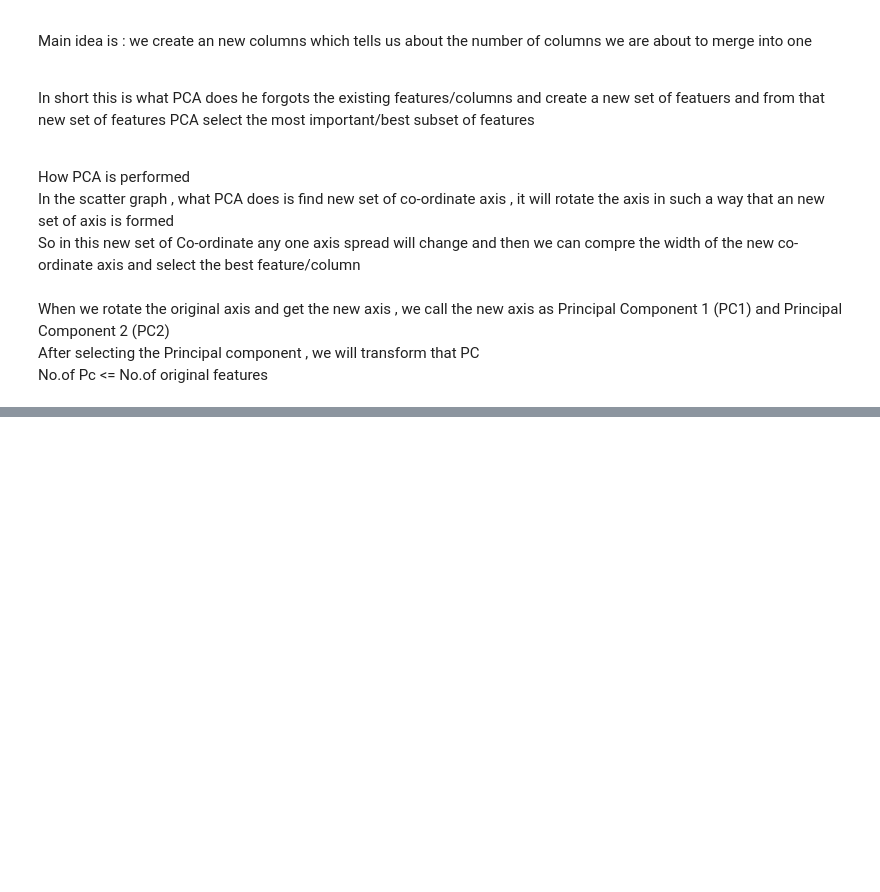
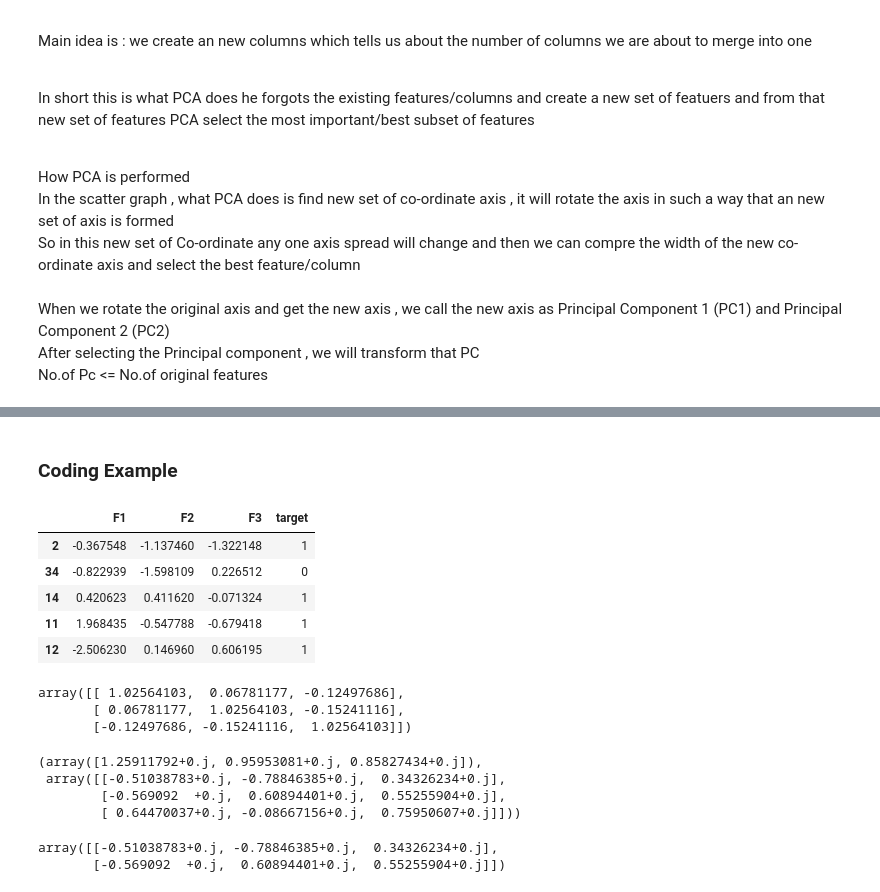
Before and after one commit to Raj2846/Python-RealLife-Problems, a Jupyter notebook: Data_Science/Feature_extraction.ipynb, the cells around one changed output, grey strips where cells are left out. Cells and saved outputs as stored; diff of their text form; code cells hidden in the pictures; blank space fills up the shorter version.

```diff
--- a/Data_Science/Feature_extraction.ipynb
+++ b/Data_Science/Feature_extraction.ipynb
@@ -48,0 +132,2 @@ No.of Pc <= No.of original features
+# %% [markdown]
+### Coding Example
@@ -48,0 +137,29 @@ No.of Pc <= No.of original features
+# %%
+np.random.seed(23)
+mu_vec = np.array([0,0,0])
+cov_mat1 = np.array([[1,0,0],[0,1,0],[0,0,1]])
+
+class_sample = np.random.multivariate_normal(mu_vec,cov_mat1,20)
+
+df = pd.DataFrame(class_sample,columns=['F1','F2','F3'])
+df['target'] = 1
+
+mu_vec2 = np.array([0,0,0])
+cov_mat2 = np.array([[1,0,0],[0,1,0],[0,0,1]])
+
+class_sample2 = np.random.multivariate_normal(mu_vec2,cov_mat2,20)
+
+df2 = pd.DataFrame(class_sample2,columns=['F1','F2','F3'])
+df2['target'] = 0
+
+df = pd.concat((df,df2),ignore_index=True)
+df = df.sample(40)
+# %%
+df.head()
+# %% [output]
+|  | F1 | F2 | F3 | target |
+| 2 | -0.367548 | -1.137460 | -1.322148 | 1 |
+| 34 | -0.822939 | -1.598109 | 0.226512 | 0 |
+| 14 | 0.420623 | 0.411620 | -0.071324 | 1 |
+| 11 | 1.968435 | -0.547788 | -0.679418 | 1 |
+| 12 | -2.506230 | 0.146960 | 0.606195 | 1 |
@@ -48,0 +194,23 @@ No.of Pc <= No.of original features
+# %%
+#step 2 finding Co-variance matrix
+covariance_matrix = np.cov([df.iloc[:,0],df.iloc[:,1],df.iloc[:,2]])
+covariance_matrix
+# %% [output]
+array([[ 1.02564103,  0.06781177, -0.12497686],
+       [ 0.06781177,  1.02564103, -0.15241116],
+       [-0.12497686, -0.15241116,  1.02564103]])
+# %%
+# step 3 finding eigne value and eigne vector
+eigne_values,eigne_vector = np.linalg.eig(covariance_matrix)
+eigne_values,eigne_vector
+# %% [output]
+(array([1.25911792+0.j, 0.95953081+0.j, 0.85827434+0.j]),
+ array([[-0.51038783+0.j, -0.78846385+0.j,  0.34326234+0.j],
+        [-0.569092  +0.j,  0.60894401+0.j,  0.55255904+0.j],
+        [ 0.64470037+0.j, -0.08667156+0.j,  0.75950607+0.j]]))
+# %%
+pc = eigne_vector[0:2]
+pc
+# %% [output]
+array([[-0.51038783+0.j, -0.78846385+0.j,  0.34326234+0.j],
+       [-0.569092  +0.j,  0.60894401+0.j,  0.55255904+0.j]])
```
Also changed, not shown: parts of 35 cells of this notebook, 1 other file.
